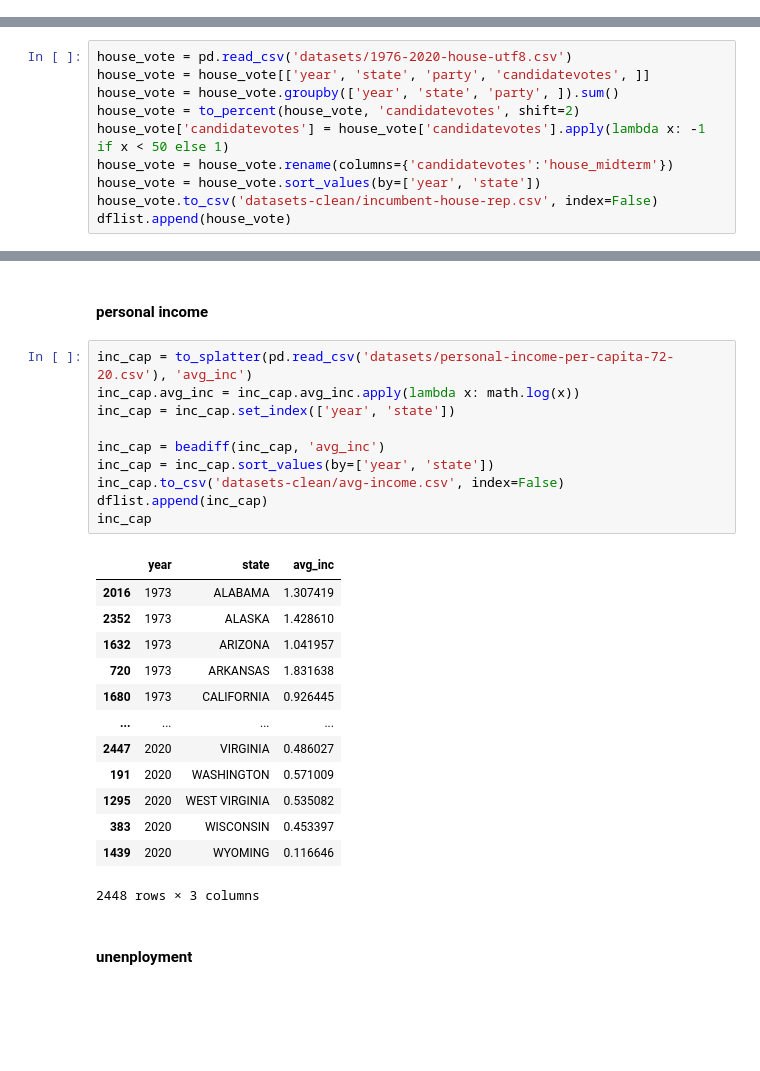
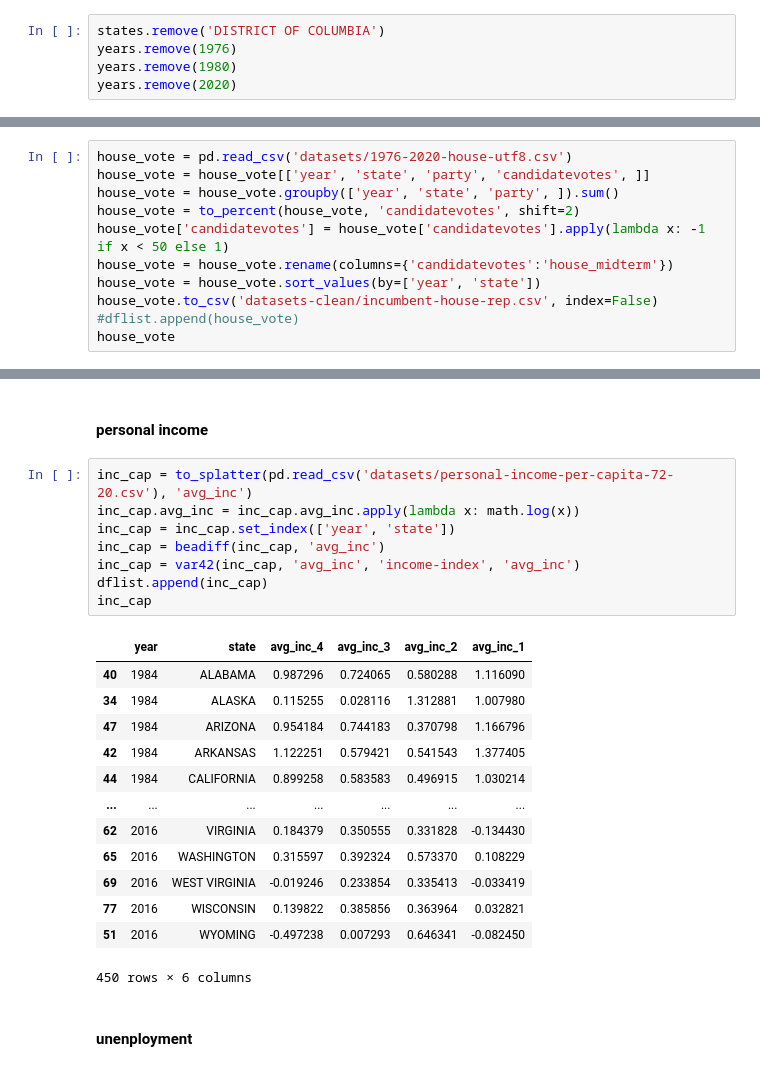
Before and after one commit to ranieri-unimi/bastianin-2022, a Jupyter notebook: datastroyer.ipynb, the cells around one changed output, grey strips where cells are left out. Cells and saved outputs as stored; diff of their text form; blank space fills up the shorter version.

Commit message:
fix avg income + partial reg

```diff
--- a/datastroyer.ipynb
+++ b/datastroyer.ipynb
@@ -16,6 +16,11 @@ ad = pd.read_csv('datasets/1976-2020-president.csv')
 years = set(ad['year'])
 states = set(ad['state'])
 dflist = list()
+# %%
+states.remove('DISTRICT OF COLUMBIA')
+years.remove(1976)
+years.remove(1980)
+years.remove(2020)
 # %% [markdown]
 #### some function
 # %%
@@ -260,4 +265,5 @@ house_vote['candidatevotes'] = house_vote['candidatevotes'].apply(lambda x: -1 i
 house_vote = house_vote.rename(columns={'candidatevotes':'house_midterm'})
 house_vote = house_vote.sort_values(by=['year', 'state'])
 house_vote.to_csv('datasets-clean/incumbent-house-rep.csv', index=False)
-dflist.append(house_vote)
+#dflist.append(house_vote)
+house_vote
@@ -266,27 +286,25 @@ dflist.append(house_vote)
 # %%
 inc_cap = to_splatter(pd.read_csv('datasets/personal-income-per-capita-72-20.csv'), 'avg_inc')
 inc_cap.avg_inc = inc_cap.avg_inc.apply(lambda x: math.log(x))
 inc_cap = inc_cap.set_index(['year', 'state'])
-
 inc_cap = beadiff(inc_cap, 'avg_inc')
-inc_cap = inc_cap.sort_values(by=['year', 'state'])
-inc_cap.to_csv('datasets-clean/avg-income.csv', index=False)
+inc_cap = var42(inc_cap, 'avg_inc', 'income-index', 'avg_inc')
 dflist.append(inc_cap)
 inc_cap
 # %% [output]
-|  | year | state | avg_inc |
-| 2016 | 1973 | ALABAMA | 1.307419 |
-| 2352 | 1973 | ALASKA | 1.428610 |
-| 1632 | 1973 | ARIZONA | 1.041957 |
-| 720 | 1973 | ARKANSAS | 1.831638 |
-| 1680 | 1973 | CALIFORNIA | 0.926445 |
-| ... | ... | ... | ... |
-| 2447 | 2020 | VIRGINIA | 0.486027 |
-| 191 | 2020 | WASHINGTON | 0.571009 |
-| 1295 | 2020 | WEST VIRGINIA | 0.535082 |
-| 383 | 2020 | WISCONSIN | 0.453397 |
-| 1439 | 2020 | WYOMING | 0.116646 |
+|  | year | state | avg_inc_4 | avg_inc_3 | avg_inc_2 | avg_inc_1 |
+| 40 | 1984 | ALABAMA | 0.987296 | 0.724065 | 0.580288 | 1.116090 |
+| 34 | 1984 | ALASKA | 0.115255 | 0.028116 | 1.312881 | 1.007980 |
+| 47 | 1984 | ARIZONA | 0.954184 | 0.744183 | 0.370798 | 1.166796 |
+| 42 | 1984 | ARKANSAS | 1.122251 | 0.579421 | 0.541543 | 1.377405 |
+| 44 | 1984 | CALIFORNIA | 0.899258 | 0.583583 | 0.496915 | 1.030214 |
+| ... | ... | ... | ... | ... | ... | ... |
+| 62 | 2016 | VIRGINIA | 0.184379 | 0.350555 | 0.331828 | -0.134430 |
+| 65 | 2016 | WASHINGTON | 0.315597 | 0.392324 | 0.573370 | 0.108229 |
+| 69 | 2016 | WEST VIRGINIA | -0.019246 | 0.233854 | 0.335413 | -0.033419 |
+| 77 | 2016 | WISCONSIN | 0.139822 | 0.385856 | 0.363964 | 0.032821 |
+| 51 | 2016 | WYOMING | -0.497238 | 0.007293 | 0.646341 | -0.082450 |
-2448 rows × 3 columns
+450 rows × 6 columns
 # %% [markdown]
 #### unenployment
 # %%
```
Also changed, not shown: parts of 12 cells of this notebook, 5 other files.
